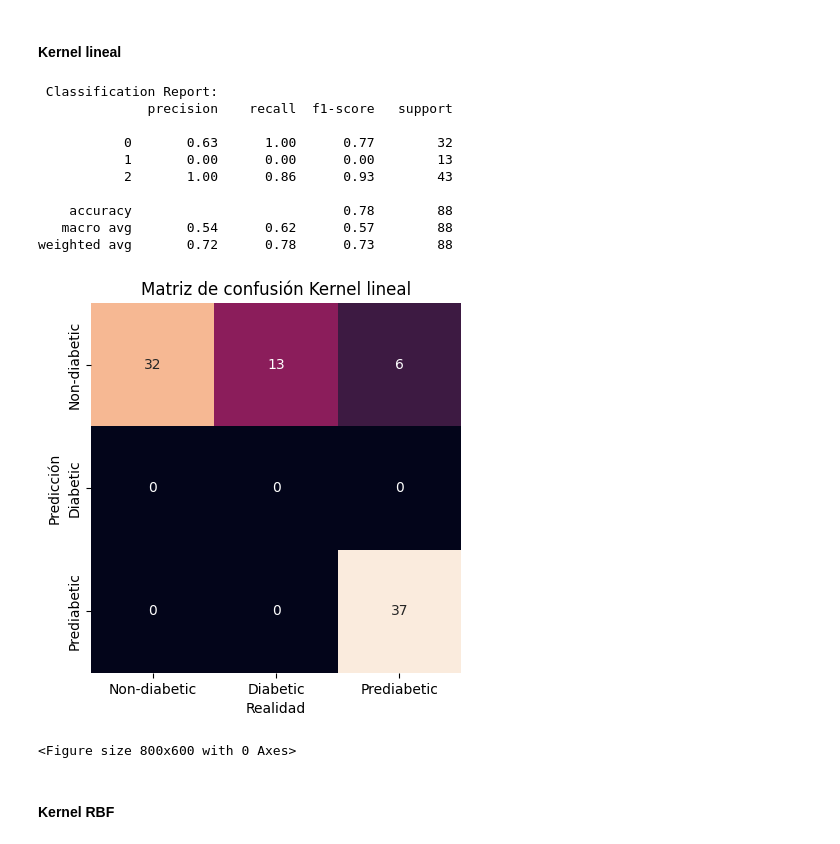
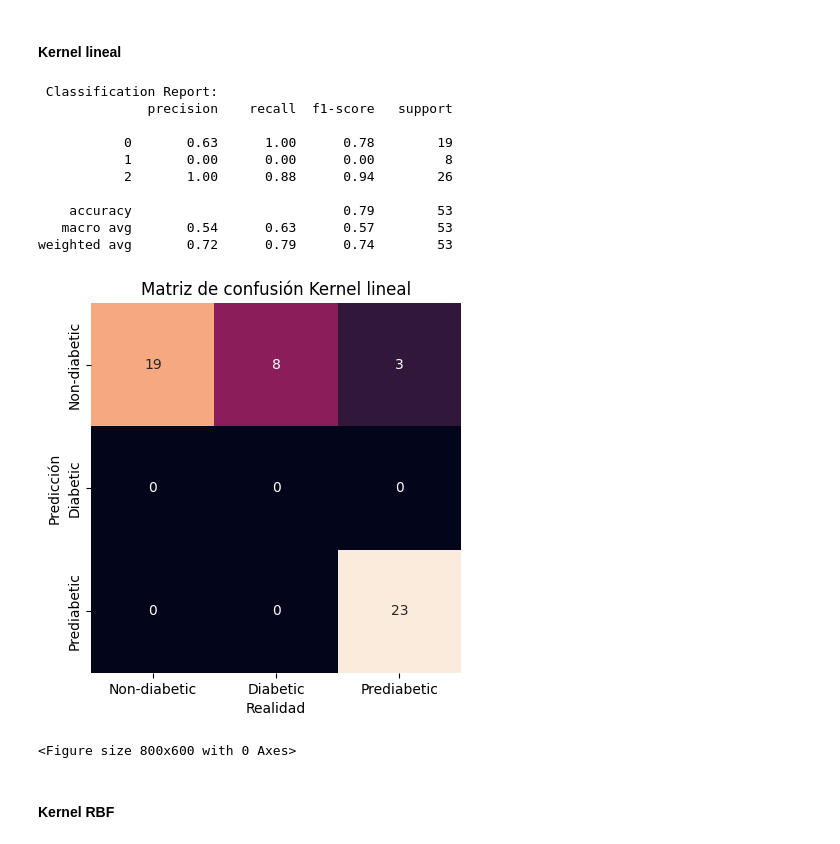
Before and after one commit to alaznar/Diabetes-class, a Jupyter notebook: Diabetes.ipynb, the cells around one changed output. Drawn from its saved outputs; the diff is of its cells as text; code cells hidden in the pictures.

```diff
--- a/Diabetes.ipynb
+++ b/Diabetes.ipynb
@@ -211,6 +213,6 @@ Let's split our data in the train and test datasets!
 # %%
 x_train, x_test, y_train, y_test = train_test_split(x, y,
-                                                    test_size=0.33,
+                                                    test_size=0.2,
                                                     random_state=12345,
                                                     stratify=y)
 
@@ -323,10 +313,13 @@ Apprently, the best accuracy result was por k = 3 with almost a 80%. Let's keep
 # %%
 scores = {}
+f1 = {}
 
 classifier = KNeighborsClassifier(n_neighbors=3)
 classifier.fit(x_train, y_train)
 pred = classifier.predict(x_test)
 scores['k-NN (k = 3)'] = metrics.accuracy_score(y_test,pred)
+f1['k-NN (k = 3)'] = metrics.f1_score(y_test,pred,average='macro')    #lets keep macro avg
+                                                                      # because of slight imbalance
 mat = confusion_matrix(pred, y_test)
 sns.heatmap(mat, square=True, annot=True, fmt='d', cbar=False,
         xticklabels=['Non-diabetic', 'Diabetic', 'Prediabetic'],
@@ -359,10 +352,11 @@ y_pred = model.predict(x_test)
 
 mat = confusion_matrix(y_pred, y_test)
 scores['Naïve Bayes'] = metrics.accuracy_score(y_test,pred)
+f1['Naïve Bayes'] = metrics.f1_score(y_test,pred,average='macro')
 sns.heatmap(mat, square=True, annot=True, fmt='d', cbar=False,
             xticklabels=['Non-diabetic', 'Diabetic', 'Prediabetic'],
             yticklabels=['Non-diabetic', 'Diabetic', 'Prediabetic'])
-plt.title('Confussion matrix')
+plt.title('Confusion matrix')
 plt.xlabel('Truth')
 plt.ylabel('Predicted')
 plt.figure(figsize=(8, 6))
@@ -671,57 +581,57 @@ Macro F1 (test): 0.813
 # %% [markdown]
 Antes de trabajar con el algoritmo SVC, en Python es necesario que convirtamos nuestros datos a Arrays de NumPy.
 # %%
-# Convertimos los conjuntos de datos a un array NumPy
+# Convert to NumPy array
 x_test_svm = np.array(x_test)
 y_test_svm = np.array(y_test)
-x_train_svm = np.array(x_test)
-y_train_svm = np.array(y_test)
+x_train_svm = np.array(x_train)
+y_train_svm = np.array(y_train)
 # %% [markdown]
 #### Kernel lineal
 # %%
-# Generamos el modelo SVC con Kernel lineal
+# Initiate the model
 modelo1 = SVC(kernel='linear')
-
-# Ajustamos el modelo con los datos de entrenamiento
+# Fit
 modelo1.fit(x_train_svm, y_train_svm)
 
-# Definimos los parámetros del modelo
+# Define the parameters
 SVC(C=1.0, break_ties=False, cache_size=200, class_weight=None, coef0=0.0,
     decision_function_shape='ovr', degree=3, gamma='scale', kernel='linear',
     max_iter=-1, probability=False, random_state=None, shrinking=True,
     tol=0.001, verbose=False)
 
-# Y predecimos con los datos de test
+# Predict
 pred = modelo1.predict(x_test_svm)
 
-scores['SVM (linealkernel)'] = metrics.accuracy_score(y_test_svm,pred)
+scores['SVM (lineal kernel)'] = metrics.accuracy_score(y_test_svm,pred)
+f1['SVM (lineal kernel)'] = metrics.f1_score(y_test,pred,average='macro')
 
-# Obtenemos la matriz de confusión
+# Confusion matrix
 mat = confusion_matrix(pred, y_test_svm)
 names = np.unique(pred)
 sns.heatmap(mat, square=True, annot=True, fmt='d', cbar=False,
             xticklabels=['Non-diabetic', 'Diabetic', 'Prediabetic'],
             yticklabels=['Non-diabetic', 'Diabetic', 'Prediabetic'])
 plt.title('Matriz de confusión Kernel lineal')
 plt.xlabel('Realidad')
 plt.ylabel('Predicción')
 plt.figure(figsize=(8, 6))
 
 result = metrics.classification_report(y_test_svm, pred)
 print("\n","Classification Report:")
 print (result)
 # %% [output]
  Classification Report:
               precision    recall  f1-score   support
 
-           0       0.63      1.00      0.77        32
-           1       0.00      0.00      0.00        13
-           2       1.00      0.86      0.93        43
+           0       0.63      1.00      0.78        19
+           1       0.00      0.00      0.00         8
+           2       1.00      0.88      0.94        26
 
-    accuracy                           0.78        88
-   macro avg       0.54      0.62      0.57        88
-weighted avg       0.72      0.78      0.73        88
+    accuracy                           0.79        53
+   macro avg       0.54      0.63      0.57        53
+weighted avg       0.72      0.79      0.74        53
-[figure, old version]
+[figure, new version]
 <Figure size 800x600 with 0 Axes>
 # %% [markdown]
 #### Kernel RBF
```
Also changed, not shown: parts of 39 cells of this notebook.
